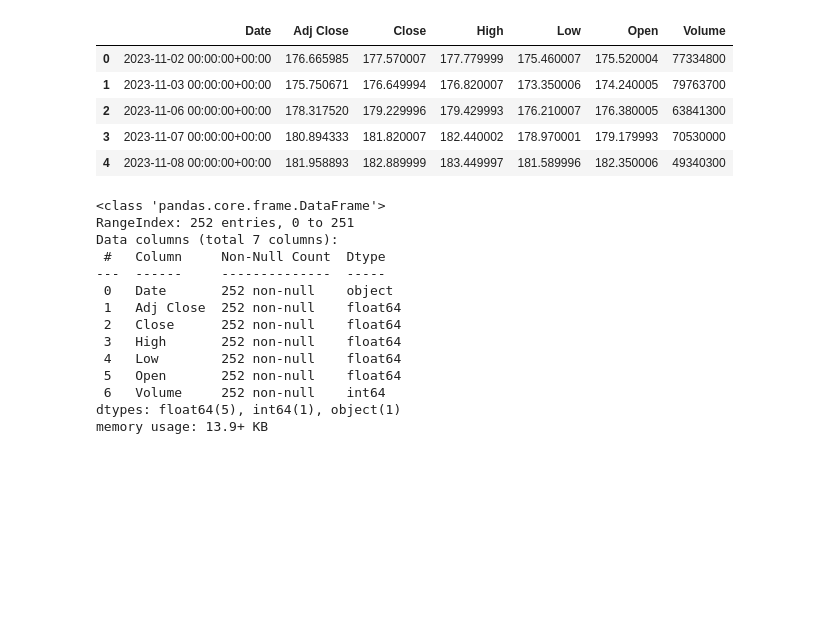
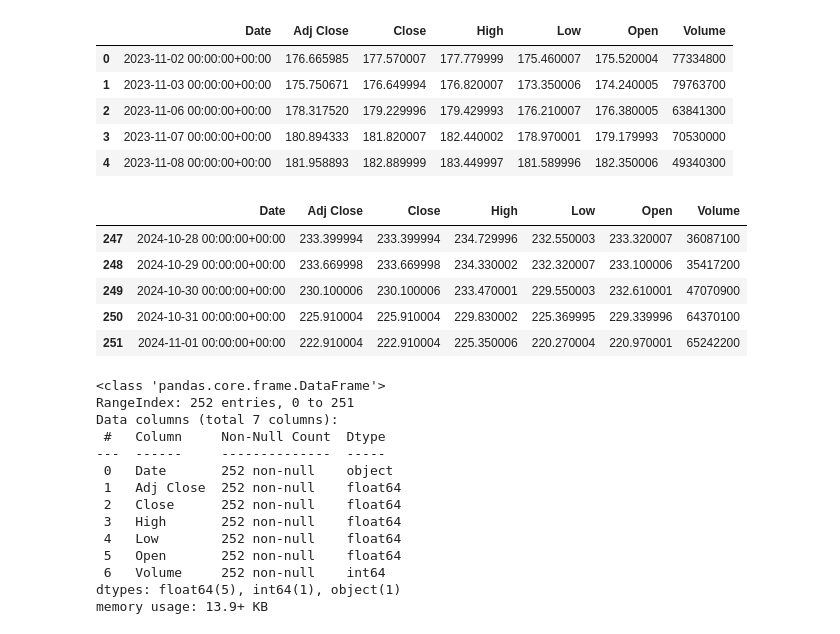
Before and after one commit to rioooranteai/data-analytics-modeling, a Jupyter notebook: Apple Stock/Code/Apple_Data_Stock_Modeling.ipynb, the cells around one changed output. Drawn from its saved outputs; the diff is of its cells as text; code cells hidden in the pictures; blank space fills up the shorter version.

```diff
--- a/Apple Stock/Code/Apple_Data_Stock_Modeling.ipynb
+++ b/Apple Stock/Code/Apple_Data_Stock_Modeling.ipynb
@@ -51,6 +51,15 @@ df.head()
 | 2 | 2023-11-06 00:00:00+00:00 | 178.317520 | 179.229996 | 179.429993 | 176.210007 | 176.380005 | 63841300 |
 | 3 | 2023-11-07 00:00:00+00:00 | 180.894333 | 181.820007 | 182.440002 | 178.970001 | 179.179993 | 70530000 |
 | 4 | 2023-11-08 00:00:00+00:00 | 181.958893 | 182.889999 | 183.449997 | 181.589996 | 182.350006 | 49340300 |
+# %%
+df.tail()
+# %% [output]
+|  | Date | Adj Close | Close | High | Low | Open | Volume |
+| 247 | 2024-10-28 00:00:00+00:00 | 233.399994 | 233.399994 | 234.729996 | 232.550003 | 233.320007 | 36087100 |
+| 248 | 2024-10-29 00:00:00+00:00 | 233.669998 | 233.669998 | 234.330002 | 232.320007 | 233.100006 | 35417200 |
+| 249 | 2024-10-30 00:00:00+00:00 | 230.100006 | 230.100006 | 233.470001 | 229.550003 | 232.610001 | 47070900 |
+| 250 | 2024-10-31 00:00:00+00:00 | 225.910004 | 225.910004 | 229.830002 | 225.369995 | 229.339996 | 64370100 |
+| 251 | 2024-11-01 00:00:00+00:00 | 222.910004 | 222.910004 | 225.350006 | 220.270004 | 220.970001 | 65242200 |
 # %%
 df.info()
 # %% [output]
```
Also changed, not shown: parts of 34 cells of this notebook.
